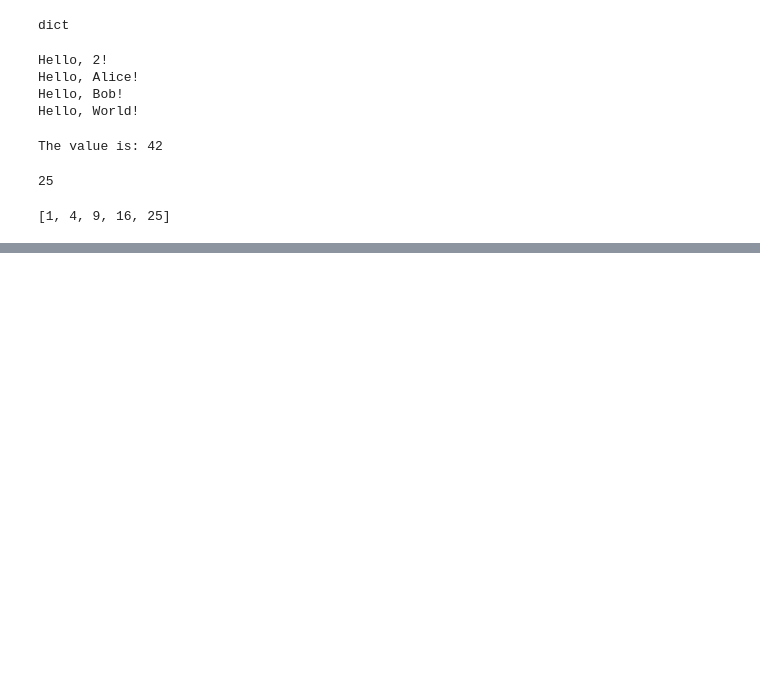
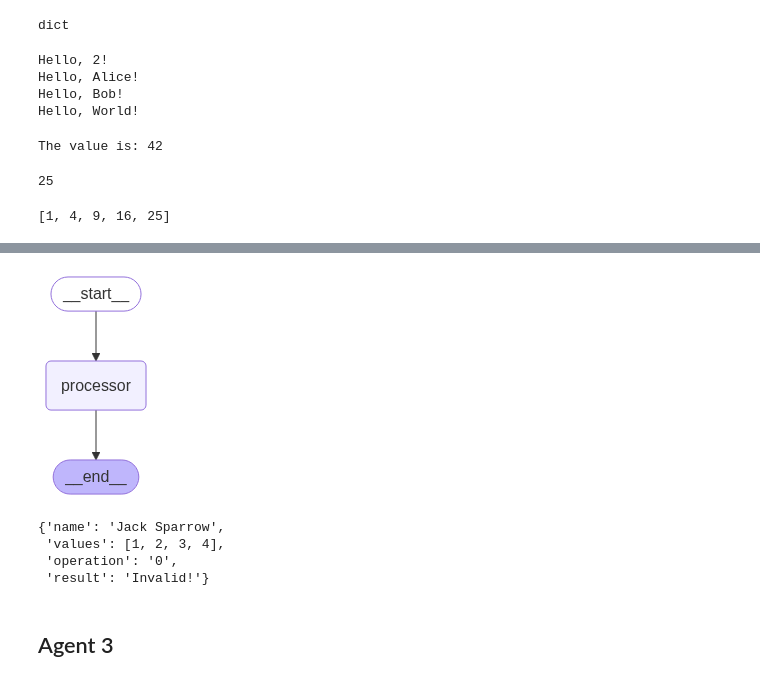
Before and after one commit to vivekgattadi/LangGraph, a Jupyter notebook: playAround.ipynb, the cells around one changed output, grey strips where cells are left out. Saved outputs shown, nothing was run; the diff lists cells and outputs as text; code cells hidden in the pictures; blank space fills up the shorter version.

```diff
--- a/playAround.ipynb
+++ b/playAround.ipynb
@@ -58,0 +131,44 @@ print(squared_nums)
+# %%
+import math
+class AgentState(TypedDict):
+    name : str
+    values : List[int]
+    operation : str
+    result : str
+
+
+def process_values(state: AgentState) -> AgentState:
+    """This function handles multiple different inputs"""
+
+    if state['operation'] == '+':
+        state['result'] = f"Hi {state['name']}, your answer is: {sum(state['values'])}"
+
+    elif state['operation'] == '*':
+        state['result'] = f"Hi {state['name']}, your answer is: {math.prod(state['values'])}"
+
+    else:
+        state['result'] = 'Invalid!'
+
+    return state
+# %%
+graph = StateGraph(AgentState)
+
+graph.add_node("processor", process_values)
+graph.set_entry_point("processor")
+graph.set_finish_point("processor")
+
+app = graph.compile()
+# %%
+display(Image(app.get_graph().draw_mermaid_png()))
+# %% [output]
+[figure, added]
+# %%
+answers = app.invoke({"name": "Jack Sparrow","values": [1,2,3,4] , "operation": "0"})
+answers
+# %% [output]
+{'name': 'Jack Sparrow',
+ 'values': [1, 2, 3, 4],
+ 'operation': '0',
+ 'result': 'Invalid!'}
+# %% [markdown]
+## Agent 3
```
Also changed, not shown: parts of 39 cells of this notebook.
